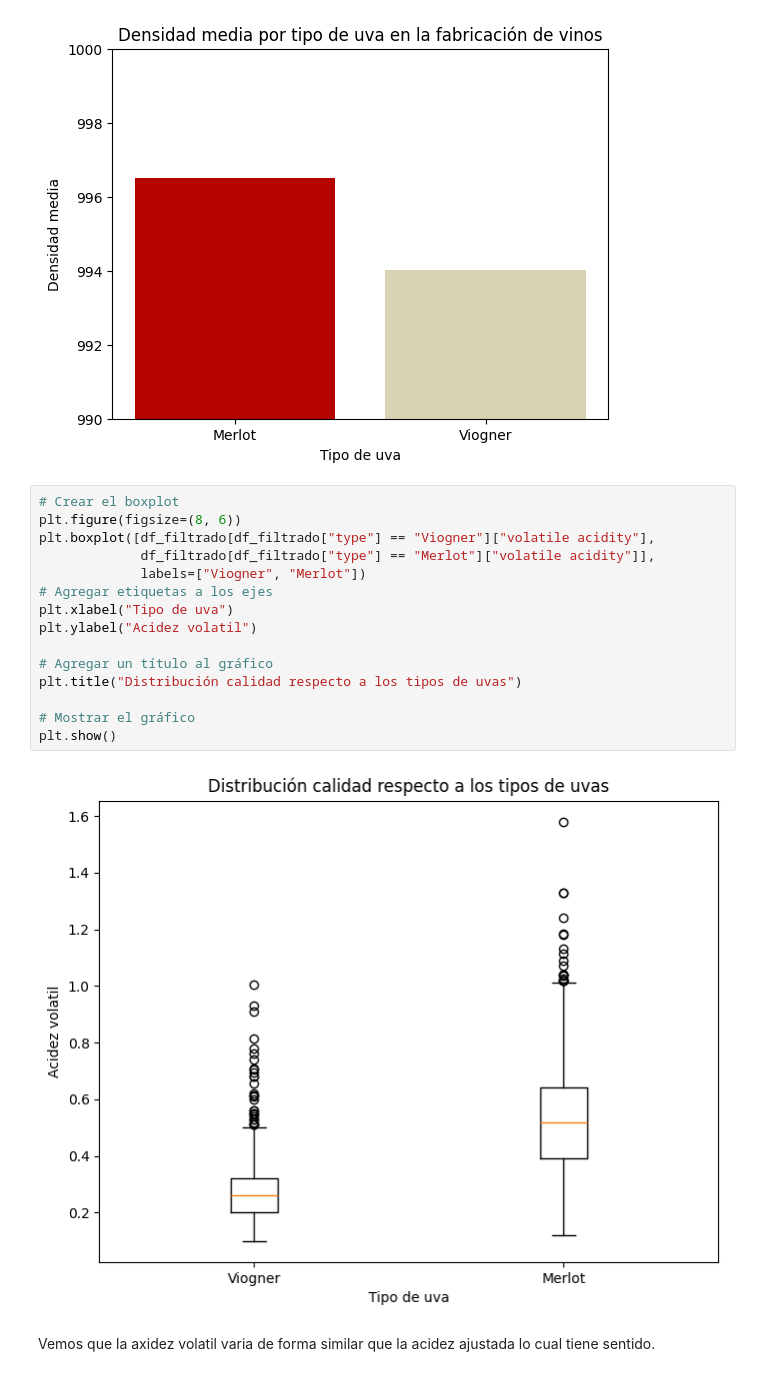
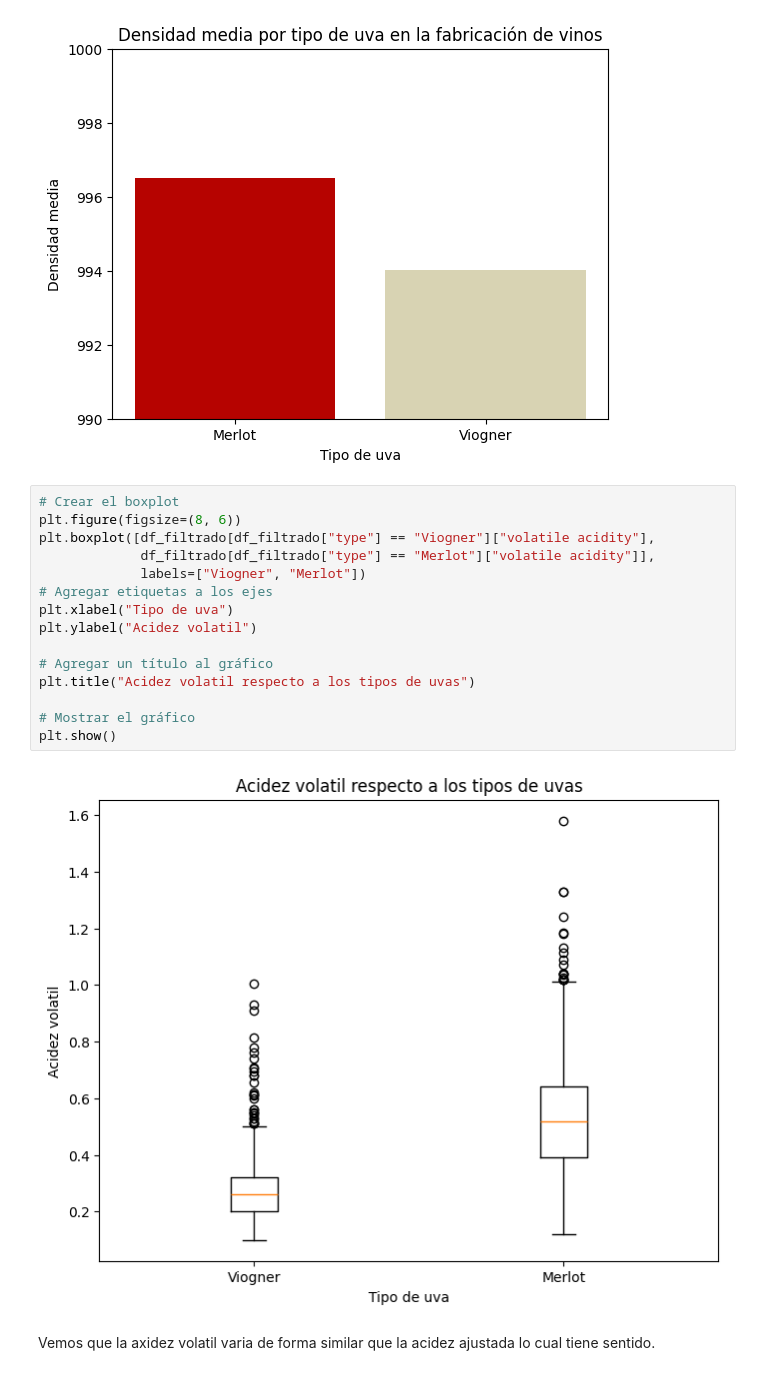
Before and after one commit to abriliglesias/Tp-ciencia-de-datos-, a Jupyter notebook: tpe.ipynb, the cells around one changed output. Drawn from its saved outputs; the diff is of its cells as text.

```diff
--- a/tpe.ipynb
+++ b/tpe.ipynb
@@ -552,20 +551,20 @@ plt.show()
 # %%
 # Crear el boxplot
 plt.figure(figsize=(8, 6))
 plt.boxplot([df_filtrado[df_filtrado["type"] == "Viogner"]["volatile acidity"],
              df_filtrado[df_filtrado["type"] == "Merlot"]["volatile acidity"]],
              labels=["Viogner", "Merlot"])
 # Agregar etiquetas a los ejes
 plt.xlabel("Tipo de uva")
 plt.ylabel("Acidez volatil")
 
 # Agregar un título al gráfico
-plt.title("Distribución calidad respecto a los tipos de uvas")
+plt.title("Acidez volatil respecto a los tipos de uvas")
 
 # Mostrar el gráfico
 plt.show()
 # %% [output]
-[figure, old version]
+[figure, new version]
 # %% [markdown]
 Vemos que la axidez volatil varia de forma similar que la acidez ajustada lo cual tiene sentido.
 # %%
```
Also changed, not shown: parts of 12 cells of this notebook.
